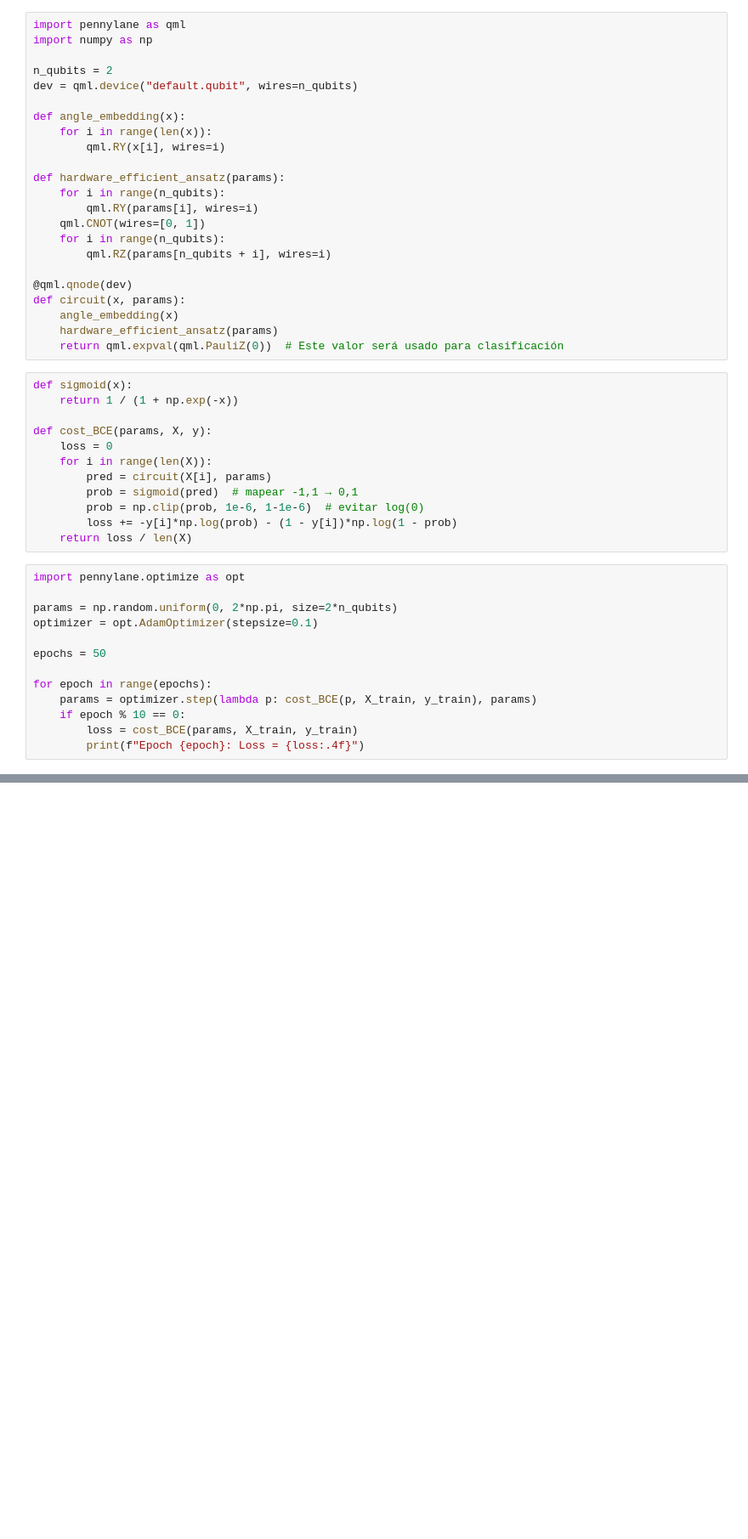
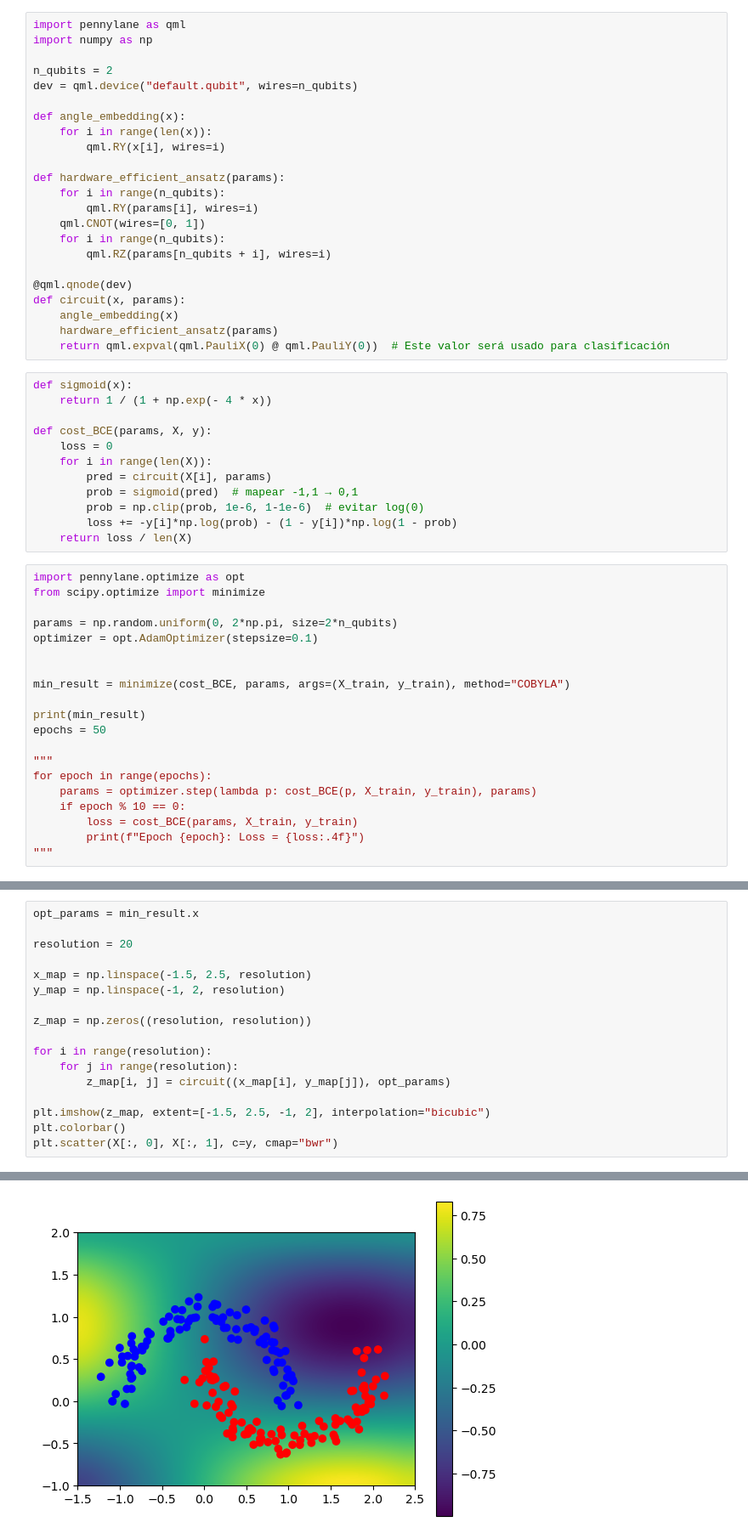
Before and after one commit to JLSM02/QML-Avoiding-BP, a Jupyter notebook: notebooks/QML/classification.ipynb, the cells around one changed output, grey strips where cells are left out. Shown at 85% size. Saved outputs shown, nothing was run; the diff lists cells and outputs as text; blank space fills up the shorter version.

Commit message:
Extended GA+COBYLA

```diff
--- a/notebooks/QML/classification.ipynb
+++ b/notebooks/QML/classification.ipynb
@@ -46,10 +46,10 @@ def hardware_efficient_ansatz(params):
 def circuit(x, params):
     angle_embedding(x)
     hardware_efficient_ansatz(params)
-    return qml.expval(qml.PauliZ(0))  # Este valor será usado para clasificación
+    return qml.expval(qml.PauliX(0) @ qml.PauliY(0))  # Este valor será usado para clasificación
 # %%
 def sigmoid(x):
-    return 1 / (1 + np.exp(-x))
+    return 1 / (1 + np.exp(- 4 * x))
 
 def cost_BCE(params, X, y):
     loss = 0
@@ -61,15 +61,22 @@ def cost_BCE(params, X, y):
     return loss / len(X)
 # %%
 import pennylane.optimize as opt
+from scipy.optimize import minimize
 
 params = np.random.uniform(0, 2*np.pi, size=2*n_qubits)
 optimizer = opt.AdamOptimizer(stepsize=0.1)
 
+
+min_result = minimize(cost_BCE, params, args=(X_train, y_train), method="COBYLA")
+
+print(min_result)
 epochs = 50
 
+"""
 for epoch in range(epochs):
     params = optimizer.step(lambda p: cost_BCE(p, X_train, y_train), params)
     if epoch % 10 == 0:
         loss = cost_BCE(params, X_train, y_train)
         print(f"Epoch {epoch}: Loss = {loss:.4f}")
+"""
 # %% [output]
@@ -80,0 +91,18 @@ Epoch 40: Loss = 0.9266
+# %%
+opt_params = min_result.x
+
+resolution = 20
+
+x_map = np.linspace(-1.5, 2.5, resolution)
+y_map = np.linspace(-1, 2, resolution)
+
+z_map = np.zeros((resolution, resolution))
+
+for i in range(resolution):
+    for j in range(resolution):
+        z_map[i, j] = circuit((x_map[i], y_map[j]), opt_params)
+
+plt.imshow(z_map, extent=[-1.5, 2.5, -1, 2], interpolation="bicubic")
+plt.colorbar()
+plt.scatter(X[:, 0], X[:, 1], c=y, cmap="bwr")
+# %% [output]
@@ -80,0 +110 @@ Epoch 40: Loss = 0.9266
+[figure, added]
```
Also changed, not shown: parts of 2 cells of this notebook, 6 other files.
